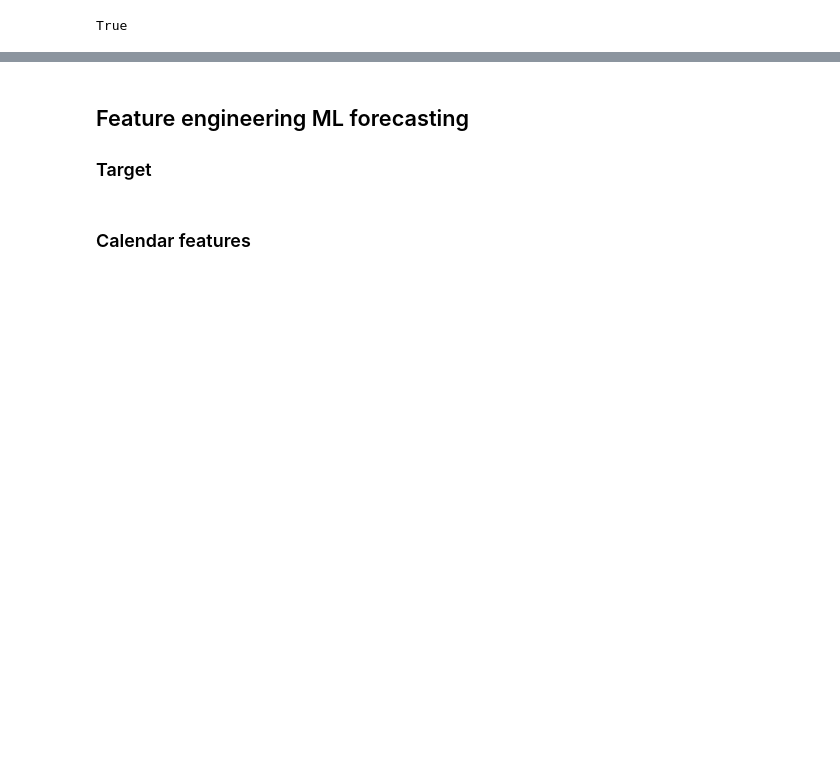
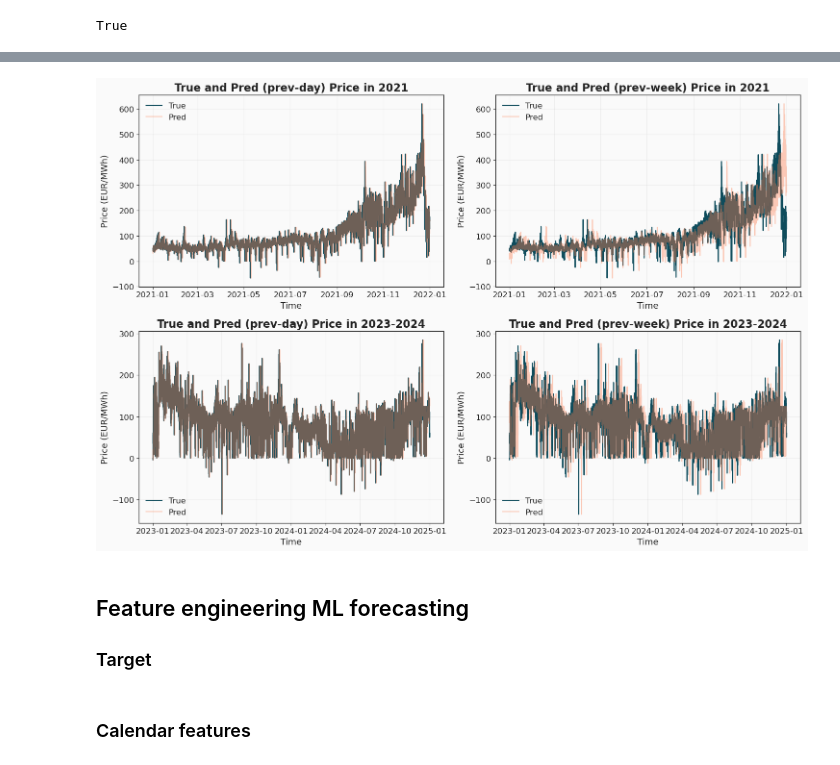
Before and after one commit to LisaBianConti/electricity-price-forecasting, a Jupyter notebook: notebooks/05_modelling.ipynb, the cells around one changed output, grey strips where cells are left out. Cells and saved outputs as stored; diff of their text form; code cells hidden in the pictures; blank space fills up the shorter version.

Commit message:
Updated baseline models and plots

```diff
--- a/notebooks/05_modelling.ipynb
+++ b/notebooks/05_modelling.ipynb
@@ -48,8 +48,10 @@ df_alls = pd.read_parquet("../data/processed/df_alls_cleaned.parquet")
 # %% [markdown]
 ## Baseline models
 # %%
-df_baseline = df_alls.copy()
+df_baseline = df_alls.sort_index().copy()
 
-df_baseline["price_lag_23"] = df_baseline["Day-ahead Price (EUR/MWh)"].shift(23)
+df_baseline["price_lag_24"] = df_baseline["Day-ahead Price (EUR/MWh)"].shift(24)
+df_baseline["price_lag_168"] = df_baseline["Day-ahead Price (EUR/MWh)"].shift(168)
 
-df_baseline = df_baseline.dropna(subset= ["price_lag_23"])
+df_baseline = df_baseline.dropna(subset= ["price_lag_24"])
+df_baseline = df_baseline.dropna(subset = ["price_lag_168"])
@@ -78,3 +142,33 @@ True
+# %%
+fig, ax = plt.subplots(nrows = 2, ncols = 2, figsize = (15,10))
+sns.lineplot(data = df_baseline_val, x = df_baseline_val.index, y = "Day-ahead Price (EUR/MWh)", ax = ax[0,0], color = style.COLORS["primary"], label = "True")
+sns.lineplot(data = df_baseline_val, x = df_baseline_val.index, y = "price_lag_24", ax = ax[0,0], color = style.COLORS["accent"], label = "Pred", alpha = 0.4)
+sns.lineplot(data = df_baseline_val, x = df_baseline_val.index, y = "Day-ahead Price (EUR/MWh)", ax = ax[0,1], color = style.COLORS["primary"], label = "True")
+sns.lineplot(data = df_baseline_val, x = df_baseline_val.index, y = "price_lag_168", ax = ax[0,1], color = style.COLORS["accent"], label = "Pred", alpha = 0.4)
+sns.lineplot(data = df_baseline_recovery, x = df_baseline_recovery.index, y = "Day-ahead Price (EUR/MWh)", ax = ax[1,0], color = style.COLORS["primary"], label = "True")
+sns.lineplot(data = df_baseline_recovery, x = df_baseline_recovery.index, y = "price_lag_24", ax = ax[1,0], color = style.COLORS["accent"], label = "Pred", alpha = 0.4)
+sns.lineplot(data = df_baseline_recovery, x = df_baseline_recovery.index, y = "Day-ahead Price (EUR/MWh)", ax = ax[1,1], color = style.COLORS["primary"], label = "True")
+sns.lineplot(data = df_baseline_recovery, x = df_baseline_recovery.index, y = "price_lag_168", ax = ax[1,1], color = style.COLORS["accent"], label = "Pred", alpha = 0.4)
+
+ax[0, 0].set_xlabel("Time")
+ax[0, 0].set_ylabel("Price (EUR/MWh)")
+ax[0, 0].set_title("True and Pred (prev-day) Price in 2021")
+
+ax[0, 1].set_xlabel("Time")
+ax[0, 1].set_ylabel("Price (EUR/MWh)")
+ax[0, 1].set_title("True and Pred (prev-week) Price in 2021")
+
+ax[1, 0].set_xlabel("Time")
+ax[1, 0].set_ylabel("Price (EUR/MWh)")
+ax[1, 0].set_title("True and Pred (prev-day) Price in 2023-2024")
+
+ax[1, 1].set_xlabel("Time")
+ax[1, 1].set_ylabel("Price (EUR/MWh)")
+ax[1, 1].set_title("True and Pred (prev-week) Price in 2023-2024")
+plt.tight_layout()
+plt.show()
+# %% [output]
+[figure, added]
 # %% [markdown]
 ## Feature engineering ML forecasting
 ### Target
```
Also changed, not shown: parts of 13 cells of this notebook.
